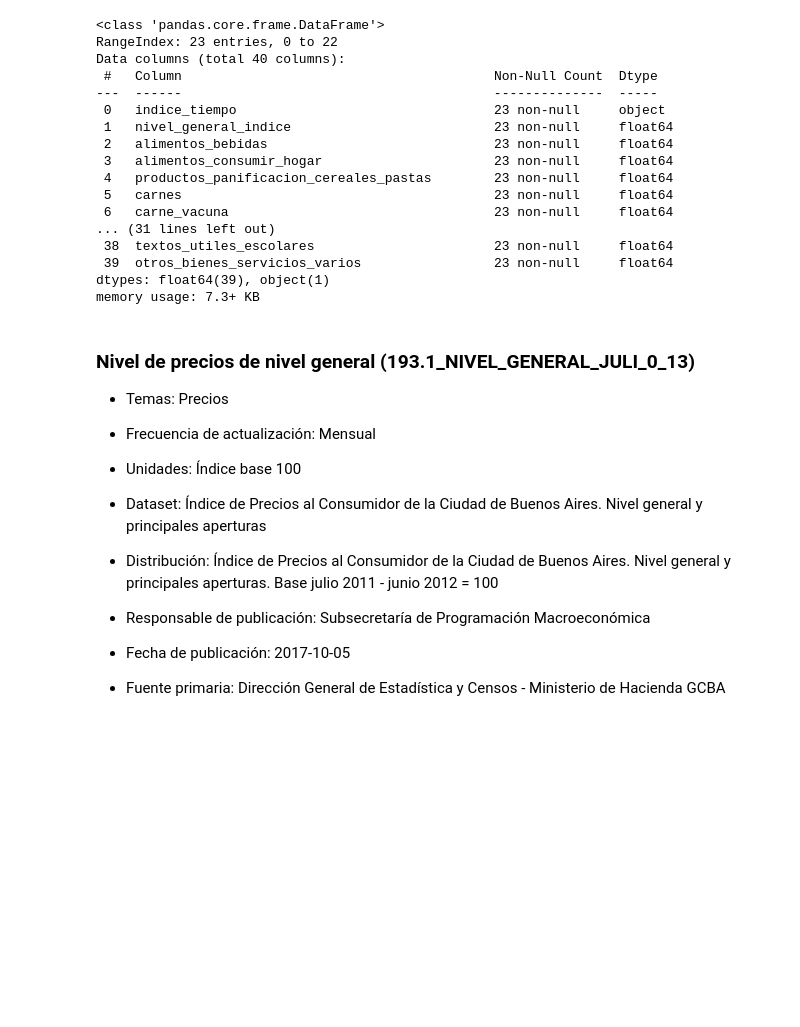
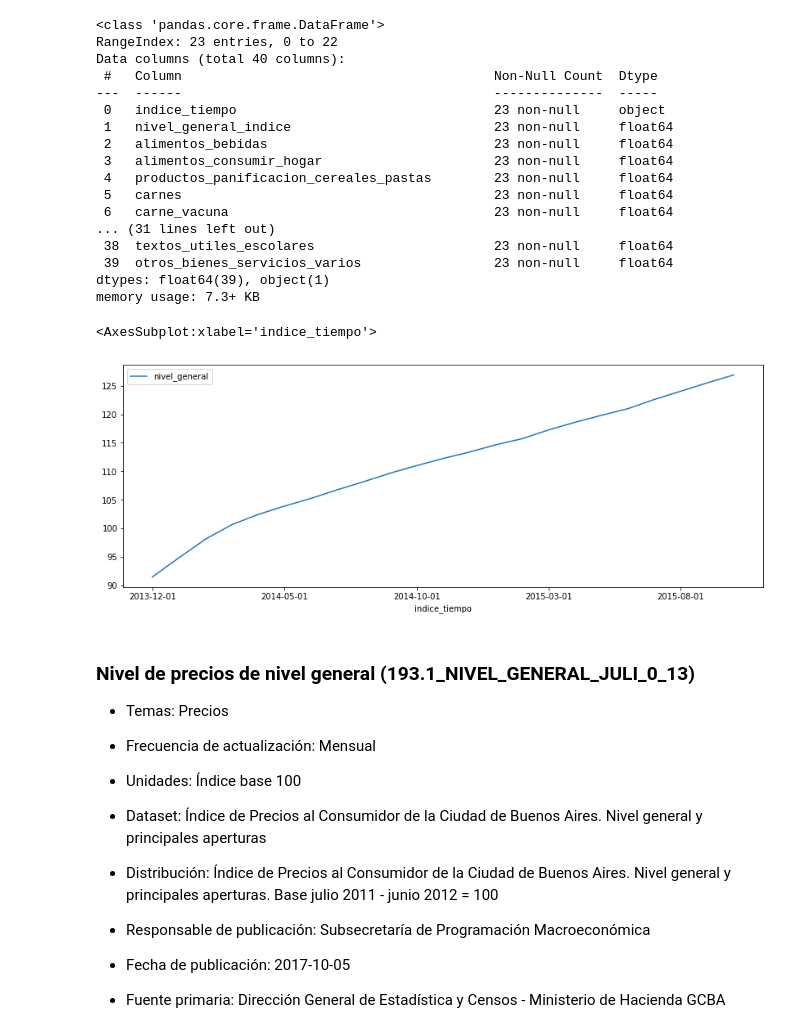
Before and after one commit to SouthGlitch/presupuesto-educativo, a Jupyter notebook: ipc.ipynb, the cells around one changed output. Drawn from its saved outputs; the diff is of its cells as text; code cells hidden in the pictures; blank space fills up the shorter version.

```diff
--- a/ipc.ipynb
+++ b/ipc.ipynb
@@ -94,6 +94,10 @@ dtypes: float64(39), object(1)
 memory usage: 7.3+ KB
 # %%
 ipc_base_oct13_sept14_ng = ipc_base_oct13_sept14[["indice_tiempo","nivel_general_indice"]].set_index("indice_tiempo").rename(columns={"nivel_general_indice":"nivel_general"})
+ipc_base_oct13_sept14_ng.plot(figsize=(14,5))
+# %% [output]
+<AxesSubplot:xlabel='indice_tiempo'>
+[figure, added]
 # %% [markdown]
 ### Nivel de precios de nivel general (193.1_NIVEL_GENERAL_JULI_0_13)
 * Temas: Precios
```
Also changed, not shown: parts of 12 cells of this notebook, 19 other files.
